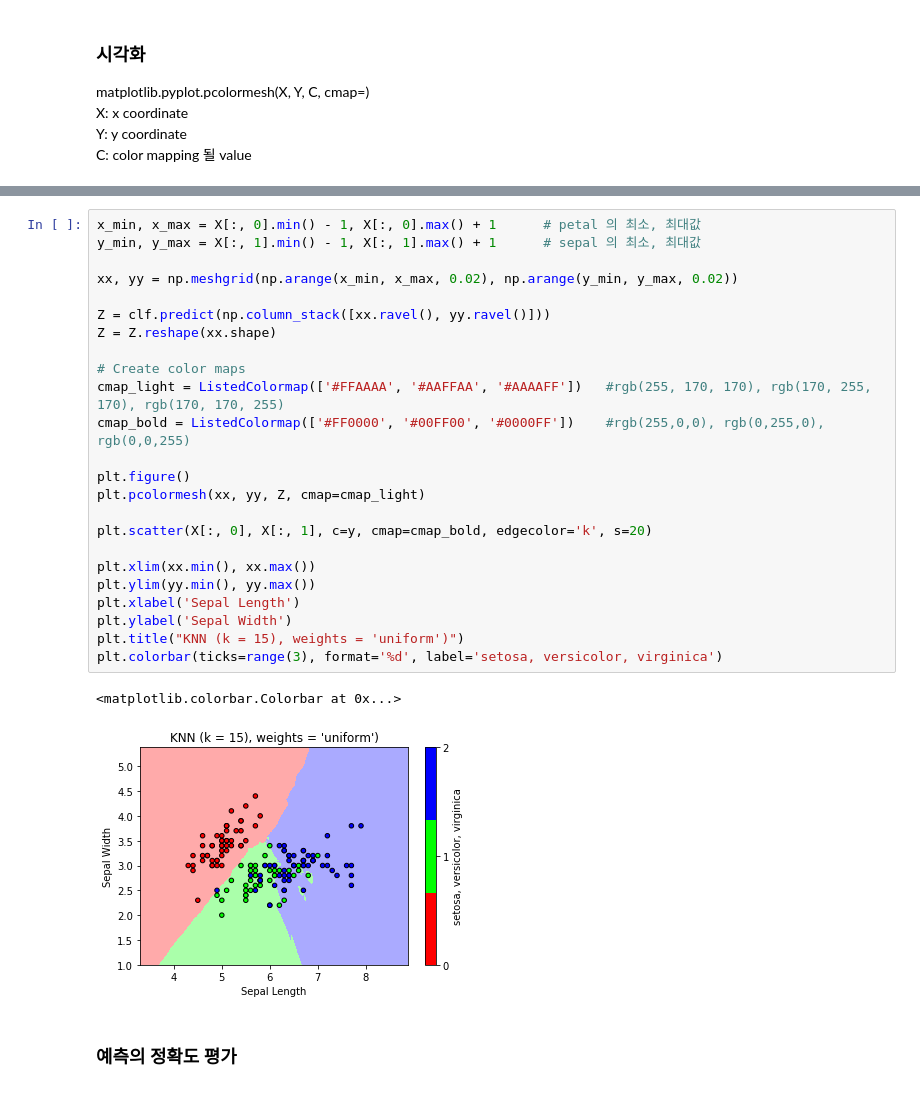
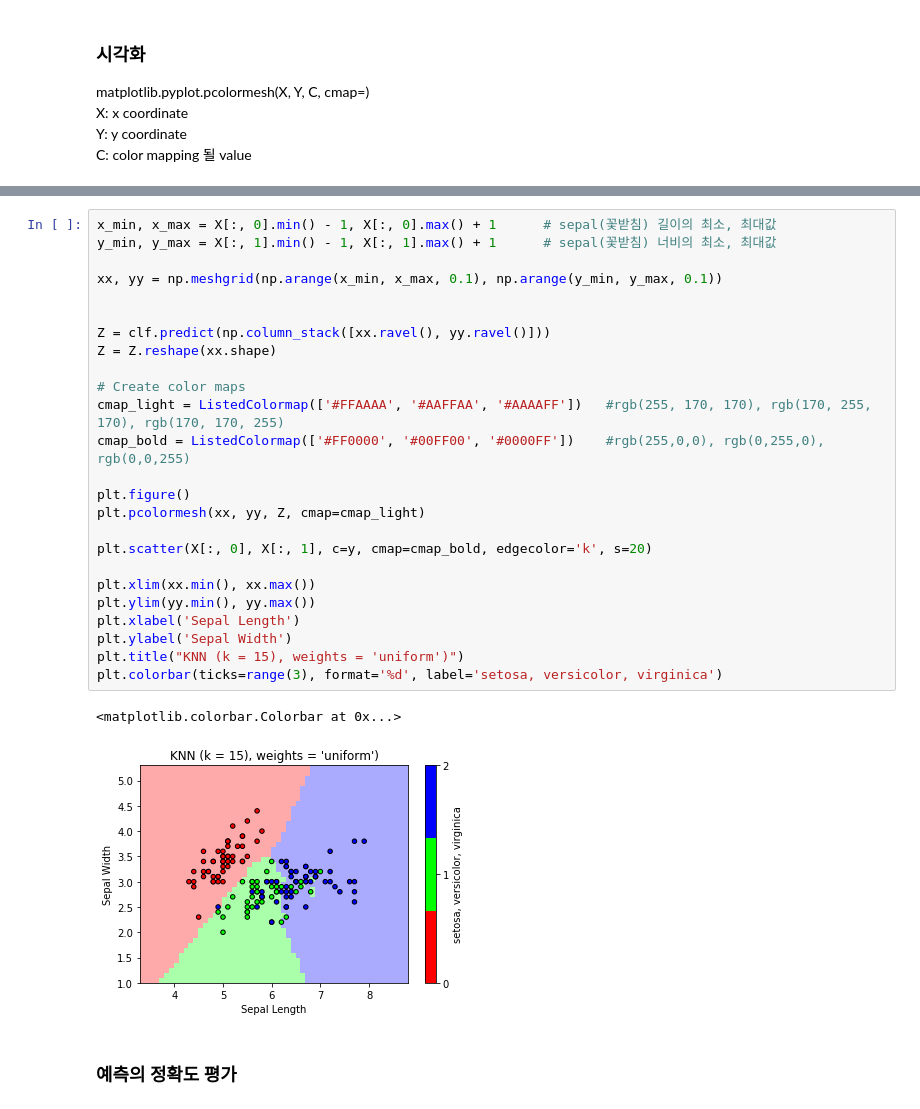
Before and after one commit to Sup90/machineLearningBasic, a Jupyter notebook: 3.KNN.ipynb, the cells around one changed output, grey strips where cells are left out. Cells and saved outputs as stored; diff of their text form.

```diff
--- a/3.KNN.ipynb
+++ b/3.KNN.ipynb
@@ -65,30 +87,31 @@ C: color mapping 될 value
 # %%
-x_min, x_max = X[:, 0].min() - 1, X[:, 0].max() + 1      # petal 의 최소, 최대값
-y_min, y_max = X[:, 1].min() - 1, X[:, 1].max() + 1      # sepal 의 최소, 최대값
+x_min, x_max = X[:, 0].min() - 1, X[:, 0].max() + 1      # sepal(꽃받침) 길이의 최소, 최대값
+y_min, y_max = X[:, 1].min() - 1, X[:, 1].max() + 1      # sepal(꽃받침) 너비의 최소, 최대값
 
-xx, yy = np.meshgrid(np.arange(x_min, x_max, 0.02), np.arange(y_min, y_max, 0.02))
+xx, yy = np.meshgrid(np.arange(x_min, x_max, 0.1), np.arange(y_min, y_max, 0.1))
+
 
 Z = clf.predict(np.column_stack([xx.ravel(), yy.ravel()]))
 Z = Z.reshape(xx.shape)
 
 # Create color maps
 cmap_light = ListedColormap(['#FFAAAA', '#AAFFAA', '#AAAAFF'])   #rgb(255, 170, 170), rgb(170, 255, 170), rgb(170, 170, 255)
 cmap_bold = ListedColormap(['#FF0000', '#00FF00', '#0000FF'])    #rgb(255,0,0), rgb(0,255,0), rgb(0,0,255)
 
 plt.figure()
 plt.pcolormesh(xx, yy, Z, cmap=cmap_light)
 
 plt.scatter(X[:, 0], X[:, 1], c=y, cmap=cmap_bold, edgecolor='k', s=20)
 
 plt.xlim(xx.min(), xx.max())
 plt.ylim(yy.min(), yy.max())
 plt.xlabel('Sepal Length')
 plt.ylabel('Sepal Width')
 plt.title("KNN (k = 15), weights = 'uniform')")
 plt.colorbar(ticks=range(3), format='%d', label='setosa, versicolor, virginica')
 # %% [output]
 <matplotlib.colorbar.Colorbar at 0x...>
-[figure, old version]
+[figure, new version]
 # %% [markdown]
 ### 예측의 정확도 평가
 # %%
```
Also changed, not shown: parts of 2 cells of this notebook, 1 other file.
